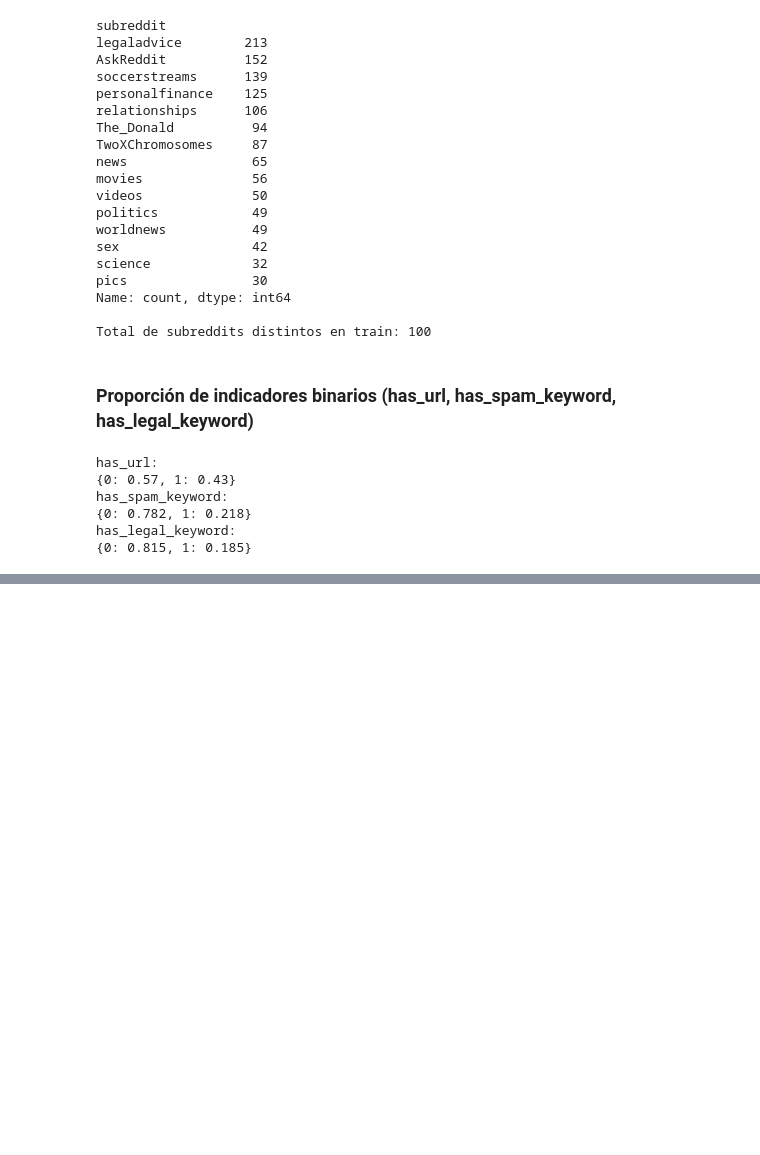
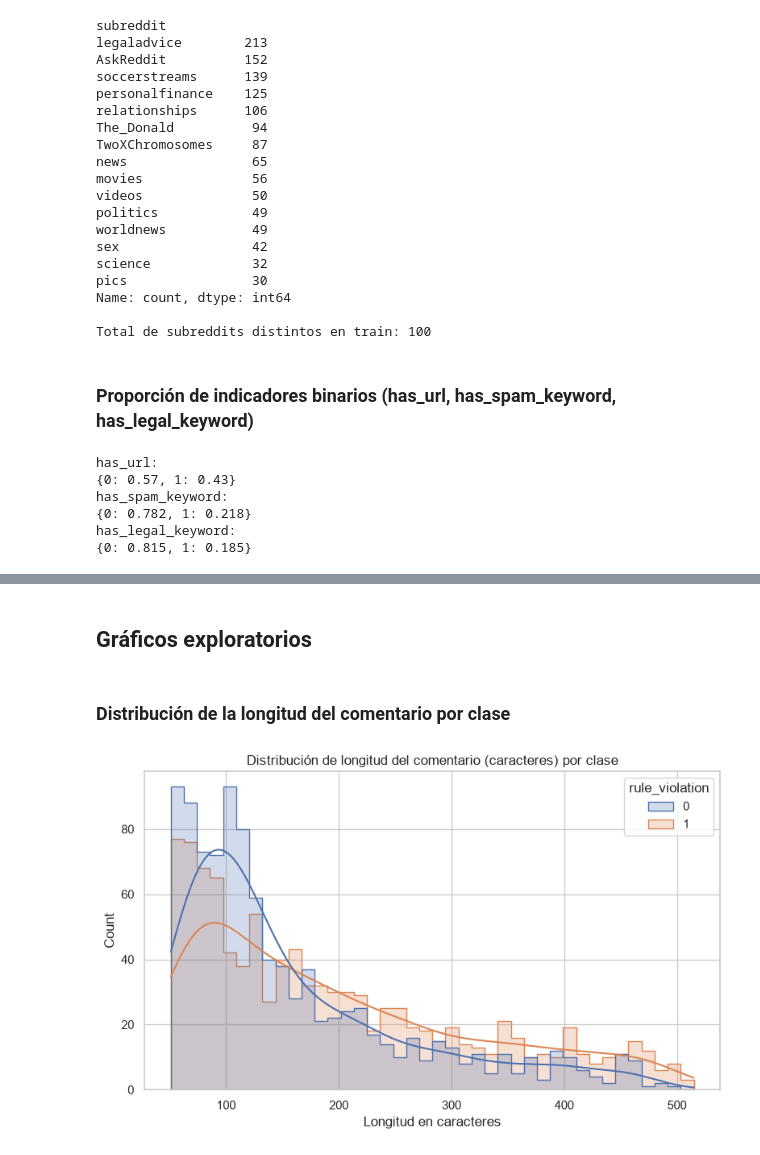
Before and after one commit to belennmm/DataS_Proyecto2, a Jupyter notebook: Proyecto2Analisis.ipynb, the cells around one changed output, grey strips where cells are left out. Drawn from its saved outputs; the diff is of its cells as text; code cells hidden in the pictures; blank space fills up the shorter version.

```diff
--- a/Proyecto2Analisis.ipynb
+++ b/Proyecto2Analisis.ipynb
@@ -473,0 +558,21 @@ has_legal_keyword:
+# %% [markdown]
+## Gráficos exploratorios
+# %%
+FIG_DIR = "figuras"
+os.makedirs(FIG_DIR, exist_ok=True)
+
+def savefig(name):
+    plt.savefig(os.path.join(FIG_DIR, name), dpi=150, bbox_inches="tight")
+# %% [markdown]
+### Distribución de la longitud del comentario por clase
+# %%
+plt.figure(figsize=(8, 5))
+sns.histplot(data=train, x="char_length", hue=TARGET, bins=40,
+             kde=True, palette=["#4C72B0", "#DD8452"], element="step")
+plt.title("Distribución de longitud del comentario (caracteres) por clase")
+plt.xlabel("Longitud en caracteres")
+plt.tight_layout()
+savefig("01_histograma_longitud_texto.png")
+plt.show()
+# %% [output]
+[figure, added]
```
Also changed, not shown: parts of 9 cells of this notebook, 1 other file.
